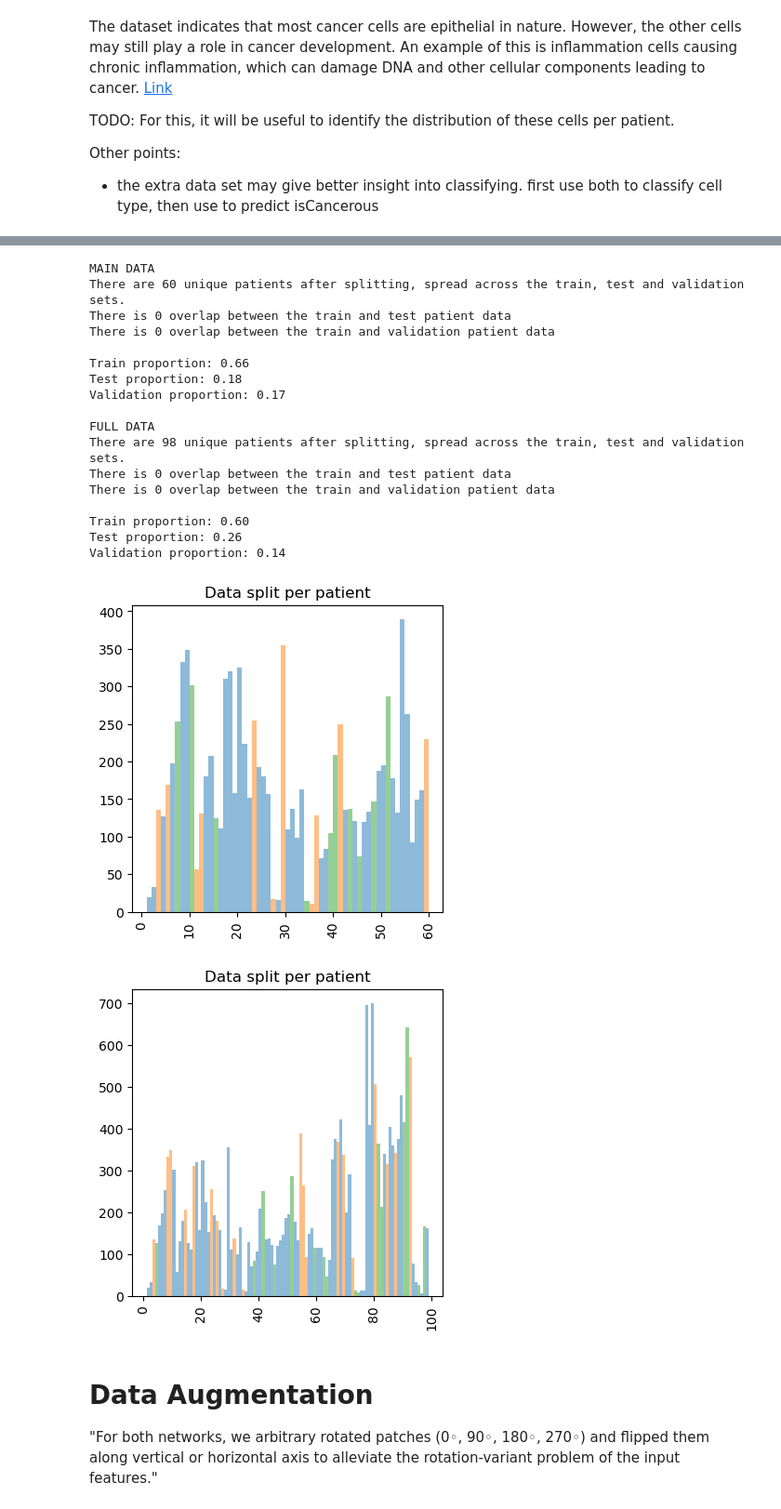
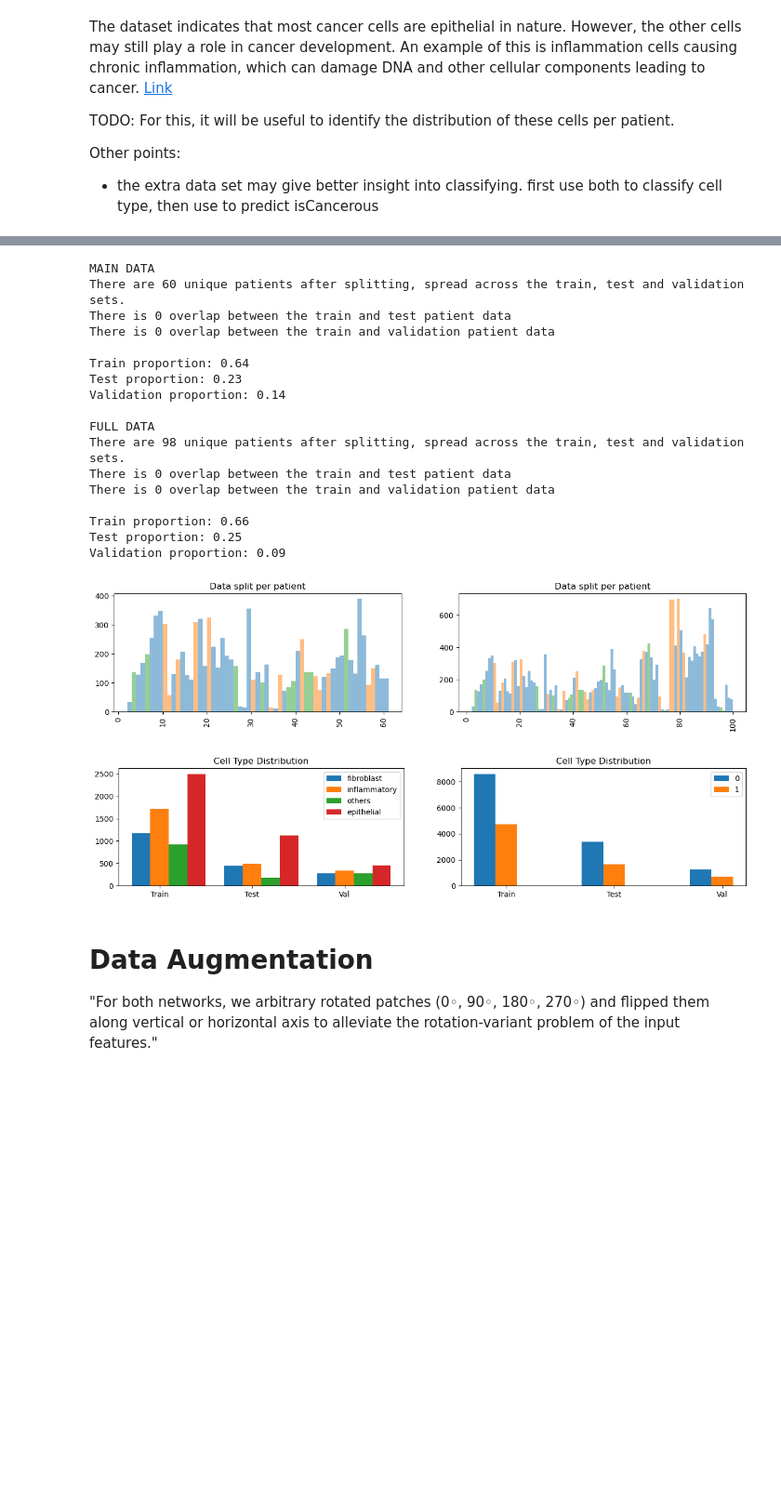
Before and after one commit to Keen2Kode/Machine-Learning, a Jupyter notebook: assignment_2.ipynb, the cells around one changed output, grey strips where cells are left out. Shown: that part at 93% size. Drawn from its saved outputs; the diff is of its cells as text; code cells hidden in the pictures; blank space fills up the shorter version.

```diff
--- a/assignment_2.ipynb
+++ b/assignment_2.ipynb
@@ -51,5 +59,9 @@ Full data: used for isCancerous classification, and to pretrain for cell type. D
 # %%
-data = pd.read_csv('Image_classification_data/data_labels_mainData.csv')
+main_data = pd.read_csv('Image_classification_data/data_labels_mainData.csv')
 extra_data = pd.read_csv('Image_classification_data/data_labels_extraData.csv')
-# cell type is missing in extra data, only use isCancerous labels
-full_data = pd.concat([data, extra_data]).drop(['cellType', 'cellTypeName'], axis=1)
+
+
+# convert to string type for future classification
+main_data['isCancerous'] = main_data['isCancerous'].astype(str)
+extra_data['isCancerous'] = extra_data['isCancerous'].astype(str)
+main_data['cellType'] = main_data['cellType'].astype(str)
@@ -161,13 +166,13 @@ Other points:
 - the extra data set may give better insight into classifying. first use both to classify cell type, then use to predict isCancerous
 # %%
 
-fig = plt.figure(figsize=(10,10))
-for i, (patient_id, group) in enumerate(data.groupby("patientID")):
+fig = plt.figure(figsize=(15,10))
+for i, (patient_id, group) in enumerate(main_data.groupby("patientID")):
     cell_type_counts = group["cellTypeName"].value_counts()
-    ax = fig.add_subplot(8, 8, i+1)
+    ax = fig.add_subplot(10,10, i+1)
 
     ax.pie(cell_type_counts)
     ax.set_title(f"Patient {patient_id}")
-plt.legend(data["cellTypeName"].unique())
+plt.legend(main_data["cellTypeName"].unique())
 plt.show()
 # %% [output]
@@ -202,7 +249,6 @@ def split_verification(train_data, test_data, val_data, data):
     val_patients = val_data['patientID'].unique()
     all_patients = np.unique(np.concatenate((train_patients, test_patients, val_patients), axis=0))
     print(f"There are {len(all_patients)} unique patients after splitting, spread across the train, test and validation sets.")
-    overlap = len(np.intersect1d(train_patients, test_patients))
 
     def overlap(train_data, test_data):
         train_patients = train_data['patientID'].unique()
@@ -222,7 +268,7 @@ def split_verification(train_data, test_data, val_data, data):
     print(f"Validation proportion: {val_prop:.2f}")
 
 print("MAIN DATA")
-split_verification(train_data, test_data, val_data, data)
+split_verification(train_main, test_main, val_main, main_data)
 print("\nFULL DATA")
 split_verification(train_full_data, test_full_data, val_full_data, full_data)
 # %% [output]
@@ -231,34 +277,54 @@ There are 60 unique patients after splitting, spread across the train, test and
 There is 0 overlap between the train and test patient data
 There is 0 overlap between the train and validation patient data
 
-Train proportion: 0.66
-Test proportion: 0.18
-Validation proportion: 0.17
+Train proportion: 0.64
+Test proportion: 0.23
+Validation proportion: 0.14
 
 FULL DATA
 There are 98 unique patients after splitting, spread across the train, test and validation sets.
 There is 0 overlap between the train and test patient data
 There is 0 overlap between the train and validation patient data
 
-Train proportion: 0.60
-Test proportion: 0.26
-Validation proportion: 0.14
+Train proportion: 0.66
+Test proportion: 0.25
+Validation proportion: 0.09
 # %%
 def plot_patient_data_split(train_data, test_data, val_data, data):
-    plt.figure(figsize=(25,30))
-    plt.subplot(6,5,1)
     all_patients = data['patientID'].unique()
-    plt.hist(train_data['patientID'], bins = all_patients, alpha=0.5)
-    plt.hist(test_data['patientID'], bins = all_patients, alpha=0.5)
-    plt.hist(val_data['patientID'], bins = all_patients, alpha=0.5)
+    plt.hist(train_data['patientID'], bins = all_patients+1, alpha=0.5)
+    plt.hist(test_data['patientID'], bins = all_patients+1, alpha=0.5)
+    plt.hist(val_data['patientID'], bins = all_patients+1, alpha=0.5)
     plt.title('Data split per patient')
     plt.xticks(rotation='vertical')
 
-plot_patient_data_split(train_data, test_data, val_data, data)
+def plot_data_split_strat_col(train_data, test_data, val_data, strat_col):
+    datasets = ['Train', 'Test', 'Val']
+    bar_width = 0.2
+
+    categories = train_data[strat_col].unique()
+    for i, category in enumerate(categories):
+        counts = [dataset[strat_col].value_counts().get(category, 0) for dataset in [train_data, test_data, val_data]]
+        plt.bar(np.arange(len(datasets)) + i*bar_width, counts, width=bar_width, label=category)
+
+    plt.title('Cell Type Distribution')
+    plt.legend()
+    plt.xticks(np.arange(len(datasets)) + bar_width, datasets)
+
+plt.figure(figsize=(40,20))
+plt.subplot(6,5,1)
+plot_patient_data_split(train_main, test_main, val_main, main_data)
+plt.subplot(6,5,2)
 plot_patient_data_split(train_full_data, test_full_data, val_full_data, full_data)
+
+plt.figure(figsize=(40, 20))
+plt.subplot(6,5,1)
+plot_data_split_strat_col(train_main, test_main, val_main, 'cellTypeName')
+plt.subplot(6,5,2)
+plot_data_split_strat_col(train_full_data, test_full_data, val_full_data, 'isCancerous')
 # %% [output]
-[figure, old version]
+[figure, new version]
-[figure, old version]
+[figure, new version]
 # %% [markdown]
 # Data Augmentation
 "For both networks, we arbitrary rotated patches (0◦, 90◦, 180◦, 270◦) and flipped them along vertical or horizontal axis to alleviate the rotation-variant problem of the input features."
```
Also changed, not shown: parts of 21 cells of this notebook.
